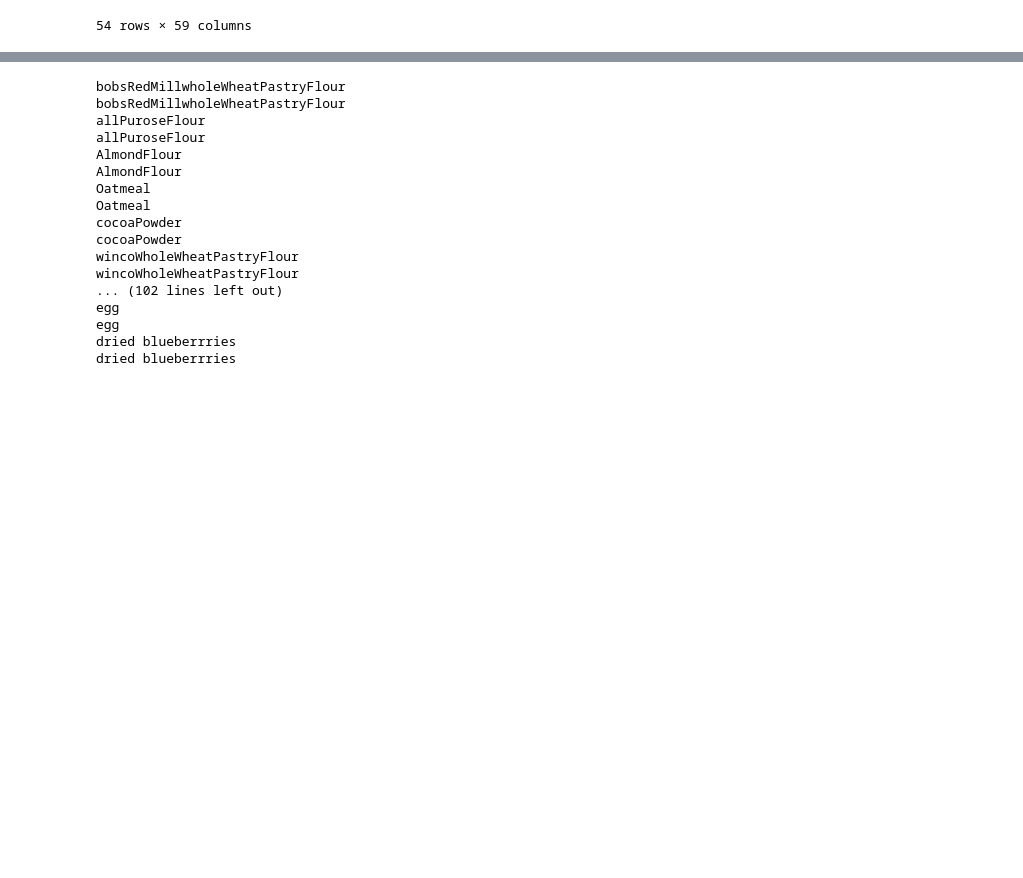
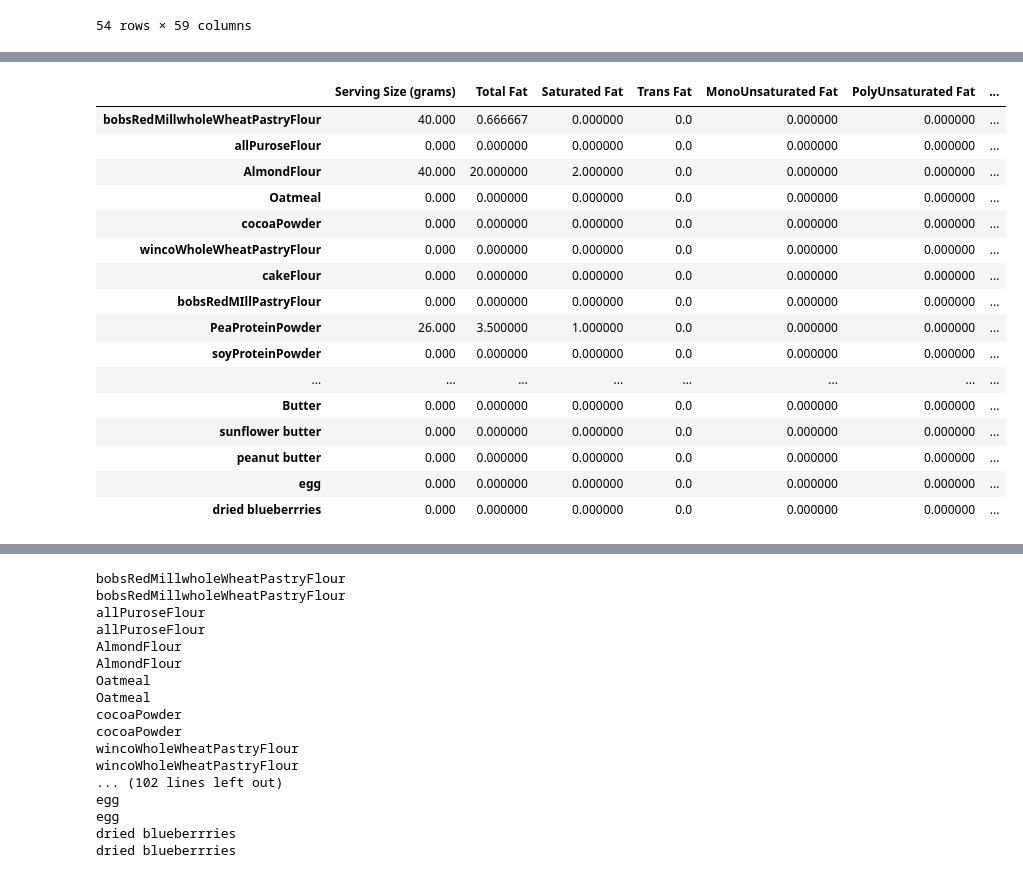
Before and after one commit to maxdickinson/DataTables, a Jupyter notebook: recipeXNutritionTable.ipynb, the cells around one changed output, grey strips where cells are left out. Cells and saved outputs as stored; diff of their text form; code cells hidden in the pictures; blank space fills up the shorter version.

```diff
--- a/recipeXNutritionTable.ipynb
+++ b/recipeXNutritionTable.ipynb
@@ -86,0 +205,2 @@ ingredientXNutrition
+# %%
+second = recipeXIngredients.iloc[5,:]
@@ -86,0 +234,22 @@ ingredientXNutrition
+# %%
+amountsInNutrition = ingredientXNutrition.mul(second, axis = 0)
+# %%
+amountsInNutrition.iloc[:,0:10]
+# %% [output]
+|  | Serving Size (grams) | Total Fat | Saturated Fat | Trans Fat | MonoUnsaturated Fat | PolyUnsaturated Fat | ... |
+| bobsRedMillwholeWheatPastryFlour | 40.000 | 0.666667 | 0.000000 | 0.0 | 0.000000 | 0.000000 | ... |
+| allPuroseFlour | 0.000 | 0.000000 | 0.000000 | 0.0 | 0.000000 | 0.000000 | ... |
+| AlmondFlour | 40.000 | 20.000000 | 2.000000 | 0.0 | 0.000000 | 0.000000 | ... |
+| Oatmeal | 0.000 | 0.000000 | 0.000000 | 0.0 | 0.000000 | 0.000000 | ... |
+| cocoaPowder | 0.000 | 0.000000 | 0.000000 | 0.0 | 0.000000 | 0.000000 | ... |
+| wincoWholeWheatPastryFlour | 0.000 | 0.000000 | 0.000000 | 0.0 | 0.000000 | 0.000000 | ... |
+| cakeFlour | 0.000 | 0.000000 | 0.000000 | 0.0 | 0.000000 | 0.000000 | ... |
+| bobsRedMIllPastryFlour | 0.000 | 0.000000 | 0.000000 | 0.0 | 0.000000 | 0.000000 | ... |
+| PeaProteinPowder | 26.000 | 3.500000 | 1.000000 | 0.0 | 0.000000 | 0.000000 | ... |
+| soyProteinPowder | 0.000 | 0.000000 | 0.000000 | 0.0 | 0.000000 | 0.000000 | ... |
+| ... | ... | ... | ... | ... | ... | ... | ... |
+| Butter | 0.000 | 0.000000 | 0.000000 | 0.0 | 0.000000 | 0.000000 | ... |
+| sunflower butter | 0.000 | 0.000000 | 0.000000 | 0.0 | 0.000000 | 0.000000 | ... |
+| peanut butter | 0.000 | 0.000000 | 0.000000 | 0.0 | 0.000000 | 0.000000 | ... |
+| egg | 0.000 | 0.000000 | 0.000000 | 0.0 | 0.000000 | 0.000000 | ... |
+| dried blueberrries | 0.000 | 0.000000 | 0.000000 | 0.0 | 0.000000 | 0.000000 | ... |
```
Also changed, not shown: parts of 52 cells of this notebook, 2 other files.
